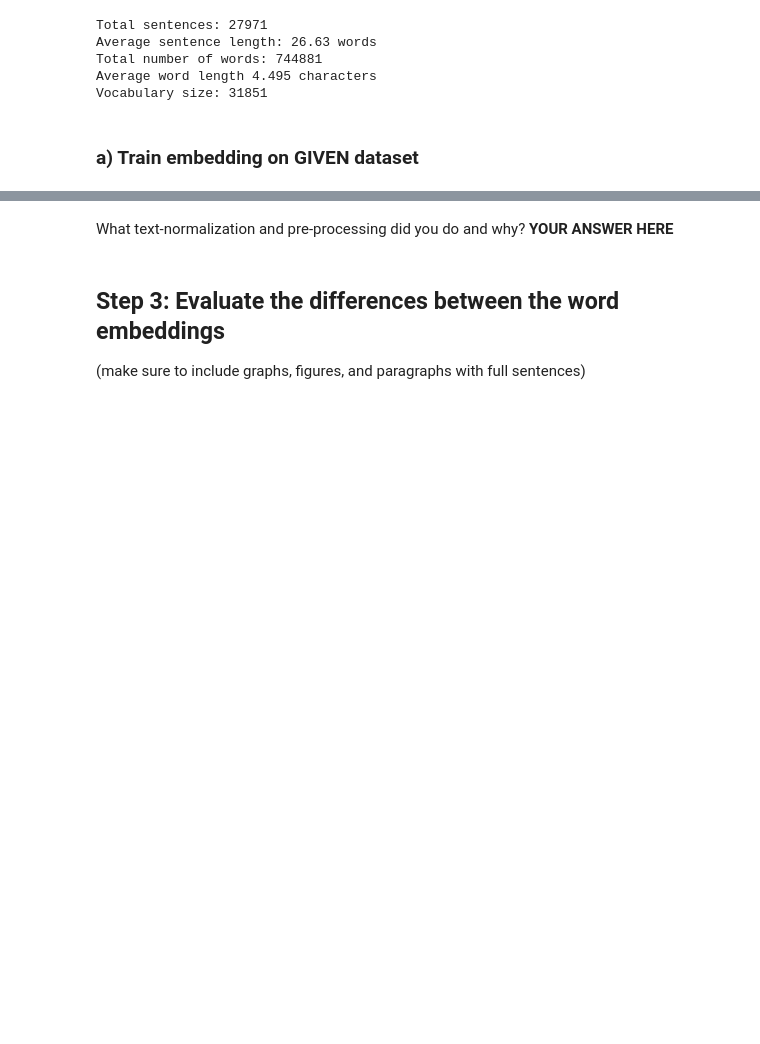
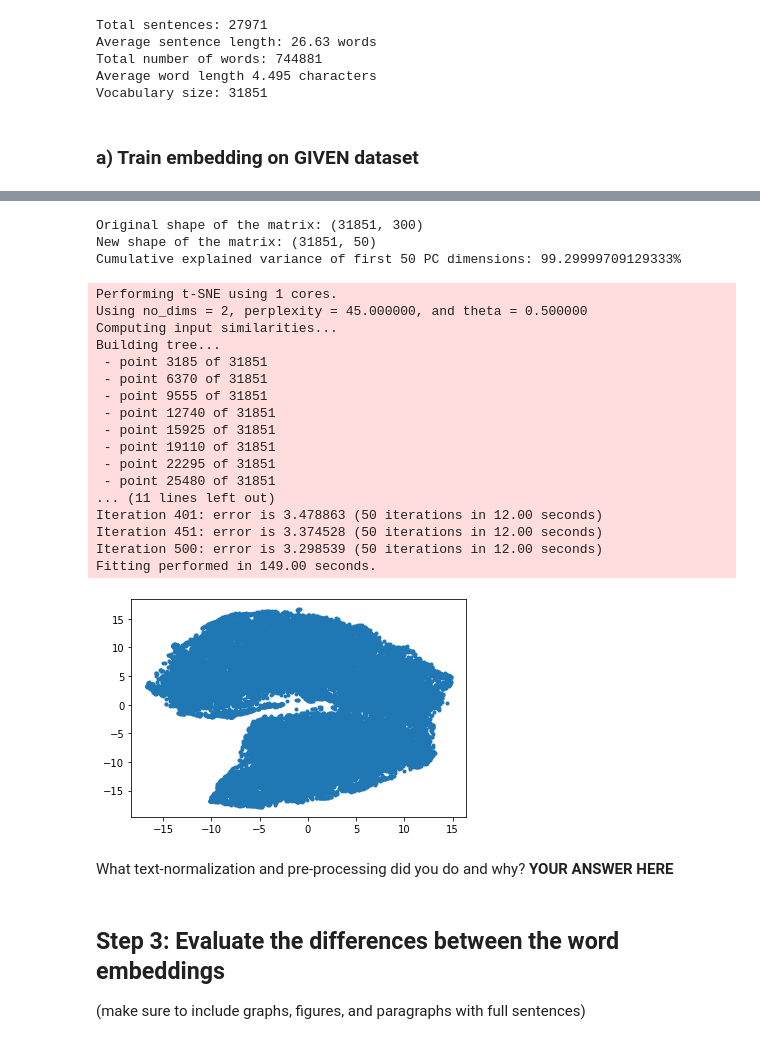
Before and after one commit to yuvaltimen/NeuralLanguageModel, a Jupyter notebook: hw4_wordembeddings.ipynb, the cells around one changed output, grey strips where cells are left out. Saved outputs shown, nothing was run; the diff lists cells and outputs as text; code cells hidden in the pictures; blank space fills up the shorter version.

Commit message:
implemented TSNE

```diff
--- a/hw4_wordembeddings.ipynb
+++ b/hw4_wordembeddings.ipynb
@@ -88,12 +91,13 @@ def clean_data(sentences):
     for sent in sentences:
         tmp = sent.lower()
         tmp = re.sub(regex_punctuation, '', tmp)
-        tmp = re.sub(regex_numbers, 'NUMBER_TOKEN', tmp)
+        tmp = re.sub(regex_numbers, '', tmp)
         output.append(tmp)
 
     return output
 
 sentences = clean_data(sentences)
+sentences_listed = [sentence.split() for sentence in sentences]
 # %%
 # Data exploration
 
@@ -133,9 +137,8 @@ Vocabulary size: 31851
 # %% [markdown]
 ### a) Train embedding on GIVEN dataset
 # %%
-model = Word2Vec(sentences=sentences_listed, size=EMBEDDINGS_SIZE, sg=0, window=5, min_count=1)
+# Create the embeddings, save the vectors, toss the model
+model = Word2Vec(sentences=sentences_listed, size=EMBEDDINGS_SIZE, sg=1, window=5, min_count=1)
 spooky_embeddings = model.wv
-
-
-print(f"Vocabulary size: |V| = {len(spooky_embeddings.vocab)}")
+del model
 # %% [output]
@@ -147,3 +178,64 @@ print(model.most_similar(positive=['woman', 'king'], negative=['man']))
+# %%
+# Visualize the embeddings
+
+# This is the V x E matrix; the full-length embedding for each vocab word
+# Each unique word $w_{i}$ represents the row $V_{i}$
+# Each row is a vector of length E which corresponds to that word's embedding
+X = spooky_embeddings[spooky_embeddings.vocab]
+print(f"Original shape of the matrix: {X.shape}")  # (31851, 300)
+
+
+# We first run PCA and keep the first num_components dimensions before we pass into t-SNE
+num_components = 50
+random_seed = 100
+
+pca = PCA(n_components=num_components)
+X = pca.fit_transform(X)
+print(f"New shape of the matrix: {X.shape}")  # (31851, 50)
+
+# Since we ran PCA and kept only the first few dimensions, we want to know how much
+# of the original information is still preserved in this projection. The concept of
+# "explained variance" is helpful here. Our original 300-dimensional vector space has
+# a certain amount of variance among the data. This is our "total variance". When we
+# project to 50 dimensions, we lose some of that variance, since we lose dimensions along
+# which our data can vary. We calculate the total amount of variance in our 50-dimensional
+# space and divide that number by our total variance. This yields the amount of variance
+# preserved after our projection. So while our data might not have __all__ of the original
+# variance, we can still see that it has a significant percentage of the total variance, and
+# so we only lose a small amount of information while reducing our space a lot. Thanks PCA!
+print(f"Cumulative explained variance of first {num_components} PC dimensions: {100 * round(np.sum(pca.explained_variance_ratio_), 3)}%")
+
+
+# Now we run t-SNE to visualize the clusters
+tsne = TSNE(n_components=2, perplexity=45, verbose=True, random_state=random_seed, n_iter=500)
+X_embedded = tsne.fit_transform(X)
+
+vis_x = X_embedded[:, 0]
+vis_y = X_embedded[:, 1]
+plt.scatter(vis_x, vis_y, marker='.')
+plt.show()
+# %% [output]
+Original shape of the matrix: (31851, 300)
+New shape of the matrix: (31851, 50)
+Cumulative explained variance of first 50 PC dimensions: 99.29999709129333%
+Performing t-SNE using 1 cores.
+Using no_dims = 2, perplexity = 45.000000, and theta = 0.500000
+Computing input similarities...
+Building tree...
+ - point 3185 of 31851
+ - point 6370 of 31851
+ - point 9555 of 31851
+ - point 12740 of 31851
+ - point 15925 of 31851
+ - point 19110 of 31851
+ - point 22295 of 31851
+ - point 25480 of 31851
+... (11 lines left out)
+Iteration 401: error is 3.478863 (50 iterations in 12.00 seconds)
+Iteration 451: error is 3.374528 (50 iterations in 12.00 seconds)
+Iteration 500: error is 3.298539 (50 iterations in 12.00 seconds)
+Fitting performed in 149.00 seconds.
+[figure, added]
 # %% [markdown]
 What text-normalization and pre-processing did you do and why? __YOUR ANSWER HERE__
 # %% [markdown]
```
Also changed, not shown: parts of 6 cells of this notebook.
